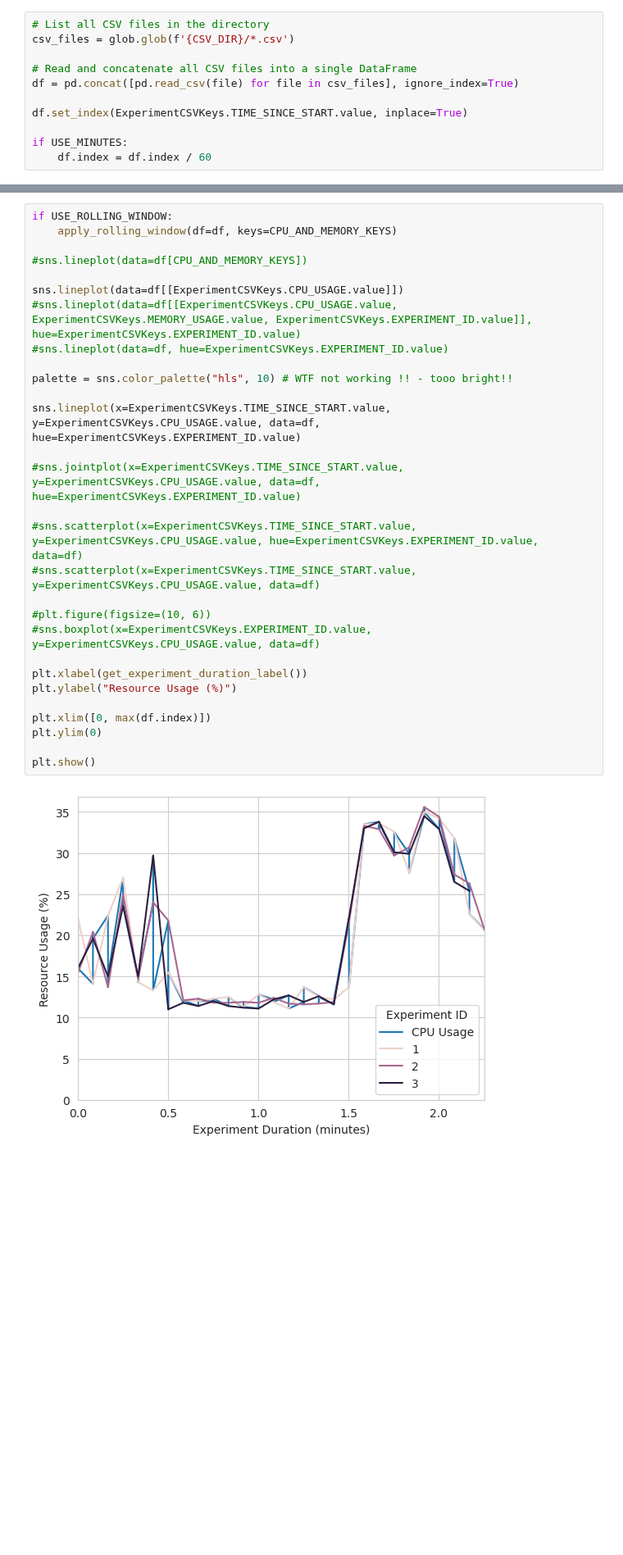
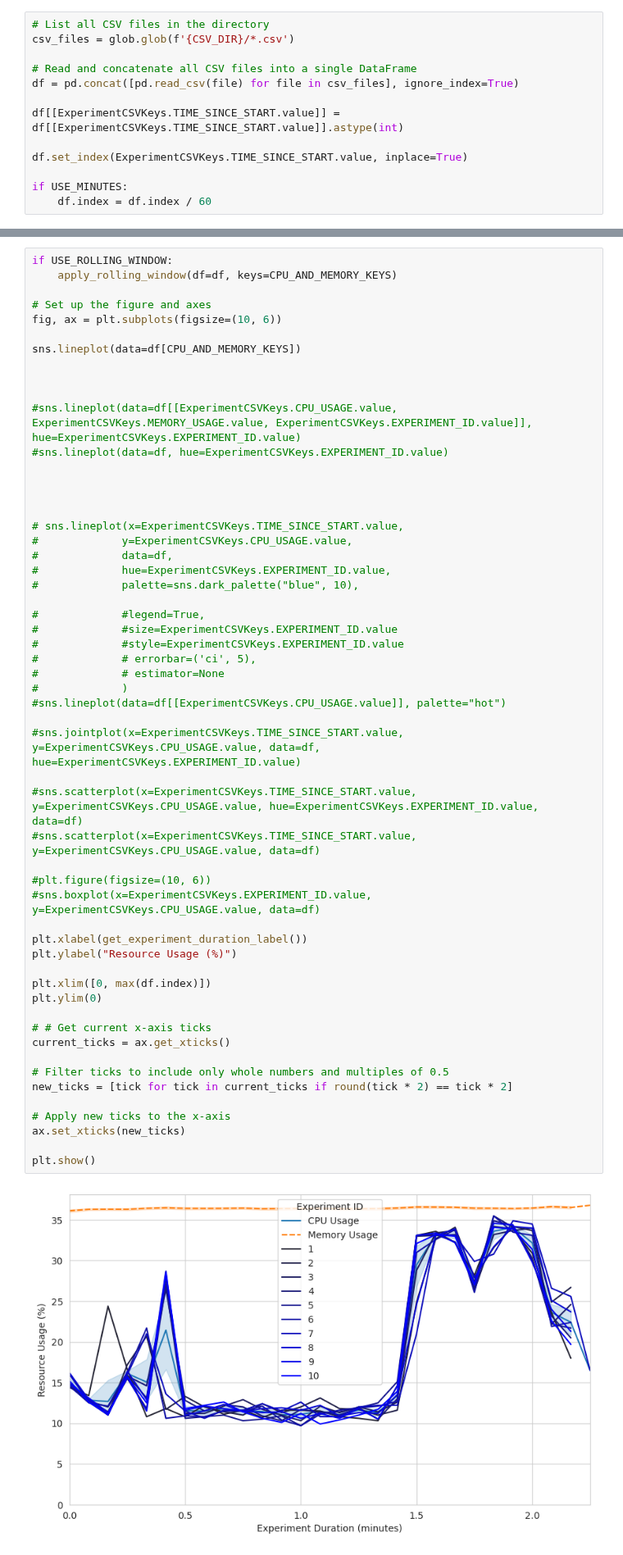
Before and after one commit to oakestra/oakestra-cli, a Jupyter notebook: oak_cli/evaluation/localhost_resources/graphs.ipynb, the cells around one changed output, grey strips where cells are left out. Shown at 82% size. Drawn from its saved outputs; the diff is of its cells as text; blank space fills up the shorter version.

Commit message:
Managed to finally get nice looking average graphs, etc.
Next step - polish the code that is currently there
Next Next step - work on FLOps and reuse/refactor localhost eval logic

```diff
--- a/oak_cli/evaluation/localhost_resources/graphs.ipynb
+++ b/oak_cli/evaluation/localhost_resources/graphs.ipynb
@@ -34,6 +34,8 @@ csv_files = glob.glob(f'{CSV_DIR}/*.csv')
 # Read and concatenate all CSV files into a single DataFrame
 df = pd.concat([pd.read_csv(file) for file in csv_files], ignore_index=True)
 
+df[[ExperimentCSVKeys.TIME_SINCE_START.value]] = df[[ExperimentCSVKeys.TIME_SINCE_START.value]].astype(int)
+
 df.set_index(ExperimentCSVKeys.TIME_SINCE_START.value, inplace=True)
 
 if USE_MINUTES:
@@ -52,34 +51,60 @@ sns.dark_palette("#69d", reverse=True, as_cmap=True)
 # %%
 if USE_ROLLING_WINDOW:
     apply_rolling_window(df=df, keys=CPU_AND_MEMORY_KEYS)
 
-#sns.lineplot(data=df[CPU_AND_MEMORY_KEYS])
+# Set up the figure and axes
+fig, ax = plt.subplots(figsize=(10, 6))
 
-sns.lineplot(data=df[[ExperimentCSVKeys.CPU_USAGE.value]])
+sns.lineplot(data=df[CPU_AND_MEMORY_KEYS])
+
+
+
 #sns.lineplot(data=df[[ExperimentCSVKeys.CPU_USAGE.value, ExperimentCSVKeys.MEMORY_USAGE.value, ExperimentCSVKeys.EXPERIMENT_ID.value]], hue=ExperimentCSVKeys.EXPERIMENT_ID.value)
 #sns.lineplot(data=df, hue=ExperimentCSVKeys.EXPERIMENT_ID.value)
 
-palette = sns.color_palette("hls", 10) # WTF not working !! - tooo bright!!
 
-sns.lineplot(x=ExperimentCSVKeys.TIME_SINCE_START.value, y=ExperimentCSVKeys.CPU_USAGE.value, data=df, hue=ExperimentCSVKeys.EXPERIMENT_ID.value)
+
+
+# sns.lineplot(x=ExperimentCSVKeys.TIME_SINCE_START.value,
+#             y=ExperimentCSVKeys.CPU_USAGE.value,
+#             data=df,
+#             hue=ExperimentCSVKeys.EXPERIMENT_ID.value,
+#             palette=sns.dark_palette("blue", 10),
+
+#             #legend=True,
+#             #size=ExperimentCSVKeys.EXPERIMENT_ID.value
+#             #style=ExperimentCSVKeys.EXPERIMENT_ID.value
+#             # errorbar=('ci', 5),
+#             # estimator=None
+#             )
+#sns.lineplot(data=df[[ExperimentCSVKeys.CPU_USAGE.value]], palette="hot")
 
 #sns.jointplot(x=ExperimentCSVKeys.TIME_SINCE_START.value, y=ExperimentCSVKeys.CPU_USAGE.value, data=df, hue=ExperimentCSVKeys.EXPERIMENT_ID.value)
 
 #sns.scatterplot(x=ExperimentCSVKeys.TIME_SINCE_START.value, y=ExperimentCSVKeys.CPU_USAGE.value, hue=ExperimentCSVKeys.EXPERIMENT_ID.value, data=df)
 #sns.scatterplot(x=ExperimentCSVKeys.TIME_SINCE_START.value, y=ExperimentCSVKeys.CPU_USAGE.value, data=df)
 
 #plt.figure(figsize=(10, 6))
 #sns.boxplot(x=ExperimentCSVKeys.EXPERIMENT_ID.value, y=ExperimentCSVKeys.CPU_USAGE.value, data=df)
 
 plt.xlabel(get_experiment_duration_label())
 plt.ylabel("Resource Usage (%)")
 
 plt.xlim([0, max(df.index)])
 plt.ylim(0)
 
+# # Get current x-axis ticks
+current_ticks = ax.get_xticks()
+
+# Filter ticks to include only whole numbers and multiples of 0.5
+new_ticks = [tick for tick in current_ticks if round(tick * 2) == tick * 2]
+
+# Apply new ticks to the x-axis
+ax.set_xticks(new_ticks)
+
 plt.show()
 # %% [output]
-[figure, old version]
+[figure, new version]
 # %% [markdown]
 ### Disk Space Changes
 # %%
```
Also changed, not shown: parts of 5 cells of this notebook, 1 other file.
